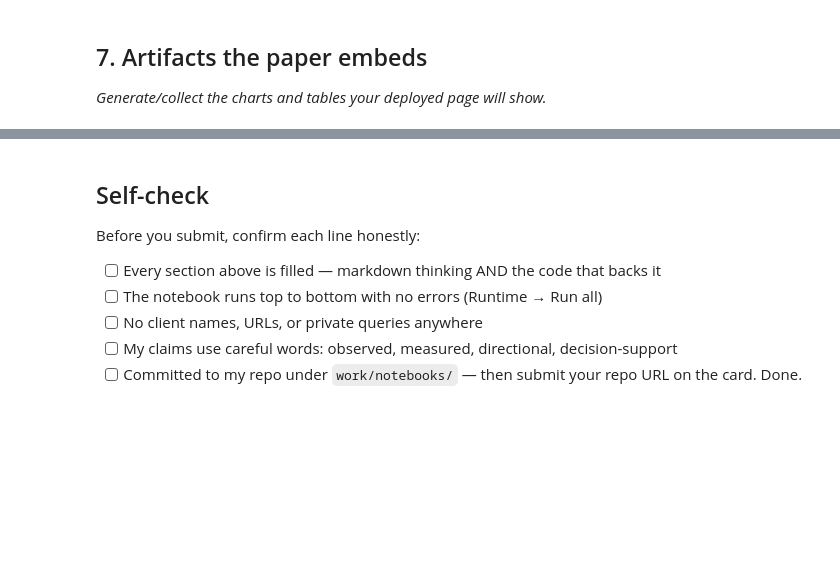
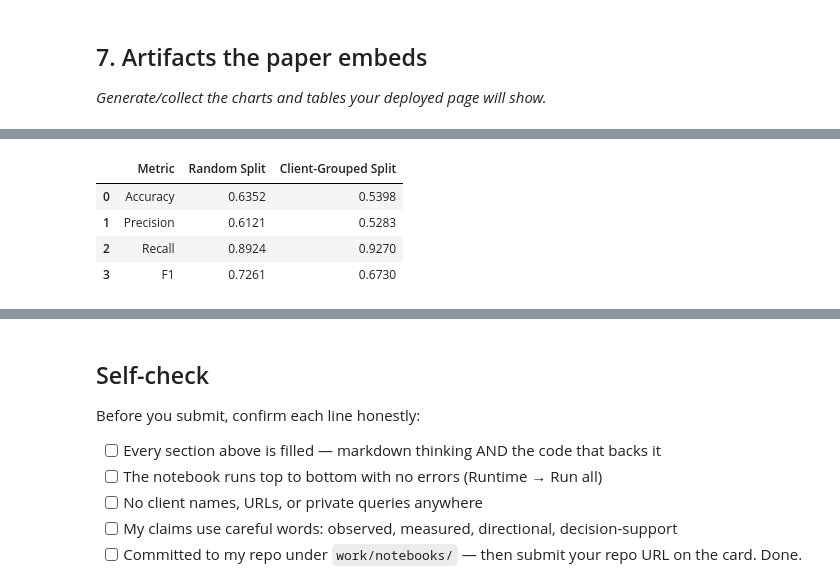
Before and after one commit to tabassumrafiq/flyrank-ml-internship, a Jupyter notebook: work/notebooks/capstone.ipynb, the cells around one changed output, grey strips where cells are left out. Cells and saved outputs as stored; diff of their text form; code cells hidden in the pictures; blank space fills up the shorter version.

```diff
--- a/work/notebooks/capstone.ipynb
+++ b/work/notebooks/capstone.ipynb
@@ -371,0 +533,16 @@ Saved: ../figures/capstone_decline_score_distribution.png
+# %%
+# Validation results table for the paper
+
+results_df = pd.DataFrame({
+    "Metric": ["Accuracy", "Precision", "Recall", "F1"],
+    "Random Split": [0.6352, 0.6121, 0.8924, 0.7261],
+    "Client-Grouped Split": [0.5398, 0.5283, 0.9270, 0.6730]
+})
+
+display(results_df)
+# %% [output]
+|  | Metric | Random Split | Client-Grouped Split |
+| 0 | Accuracy | 0.6352 | 0.5398 |
+| 1 | Precision | 0.6121 | 0.5283 |
+| 2 | Recall | 0.8924 | 0.9270 |
+| 3 | F1 | 0.7261 | 0.6730 |
```
Also changed, not shown: parts of 21 cells of this notebook.
